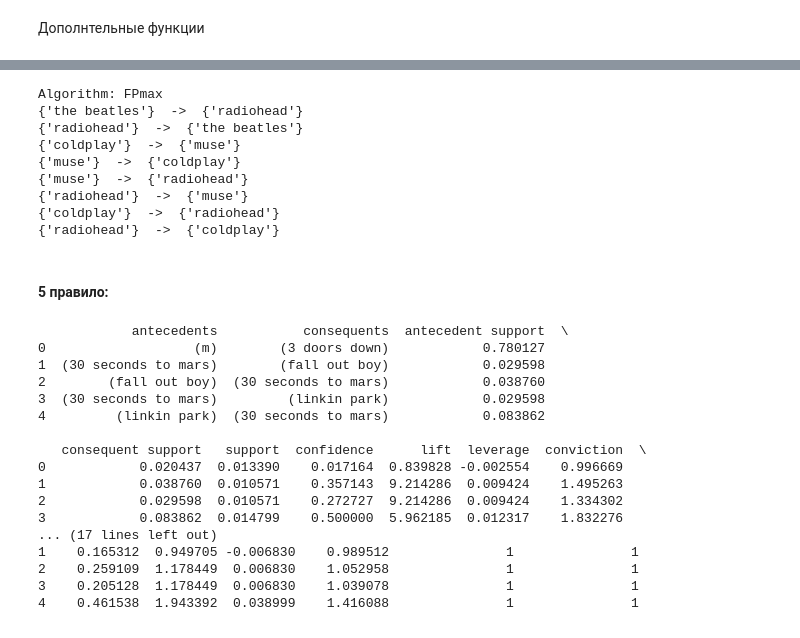
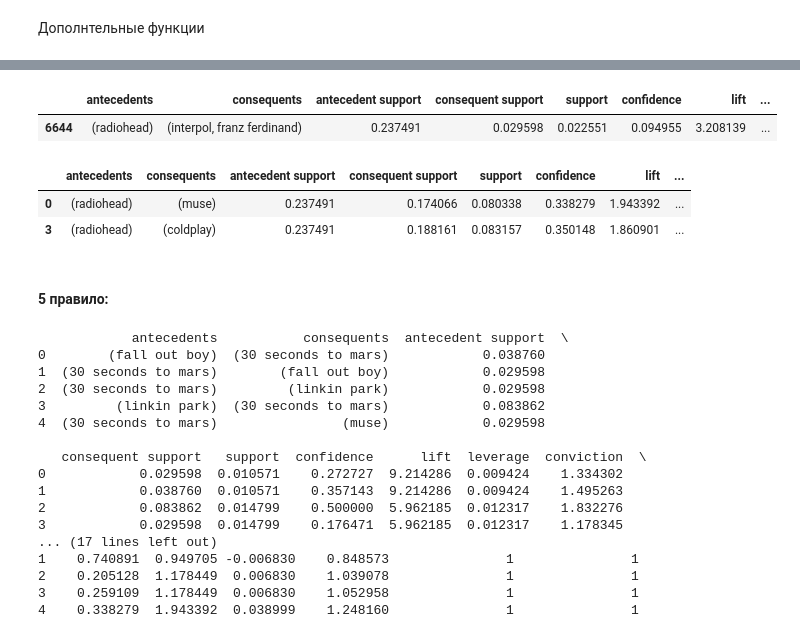
Before and after one commit to anasatasiyazyamzina/AID_2021, a Jupyter notebook: 2/Hometask 2 - LastFM mining.ipynb, the cells around one changed output, grey strips where cells are left out. Saved outputs shown, nothing was run; the diff lists cells and outputs as text; code cells hidden in the pictures.

```diff
--- a/2/Hometask 2 - LastFM mining.ipynb
+++ b/2/Hometask 2 - LastFM mining.ipynb
@@ -326,29 +201,28 @@ data_forth_rule_fpmax.loc[:,['antecedents','consequents','support']]
-# %%
-"""
-Определение наиболее часто всречающихся групп/артистов и их похожих групп/артистов
-"""
-print_res("FPmax", data_forth_rule_fpmax)
-# %% [output]
-Algorithm: FPmax
-{'the beatles'}  ->  {'radiohead'}
-{'radiohead'}  ->  {'the beatles'}
-{'coldplay'}  ->  {'muse'}
-{'muse'}  ->  {'coldplay'}
-{'muse'}  ->  {'radiohead'}
-{'radiohead'}  ->  {'muse'}
-{'coldplay'}  ->  {'radiohead'}
-{'radiohead'}  ->  {'coldplay'}
+# %%
+get_max_confid = rules1['confidence'].max()
+rules1[
+     (rules1['confidence'] >= get_max_confid)
+]
+# %% [output]
+|  | antecedents | consequents | antecedent support | consequent support | support | confidence | lift | ... |
+| 6644 | (radiohead) | (interpol, franz ferdinand) | 0.237491 | 0.029598 | 0.022551 | 0.094955 | 3.208139 | ... |
+# %%
+first_rule(data_first_rule_fpgrowth,0.05,1.5)
+# %% [output]
+|  | antecedents | consequents | antecedent support | consequent support | support | confidence | lift | ... |
+| 0 | (radiohead) | (muse) | 0.237491 | 0.174066 | 0.080338 | 0.338279 | 1.943392 | ... |
+| 3 | (radiohead) | (coldplay) | 0.237491 | 0.188161 | 0.083157 | 0.350148 | 1.860901 | ... |
 # %% [markdown]
 #### 5 правило:
 # %%
 def data_for_fifth_rule(data_for_this_rule):
-    new_data = association_rules(data_for_this_rule, metric="conviction", min_threshold=0.8)
+    new_data = association_rules(data_for_this_rule, metric="support", min_threshold=0.001)
     new_data["antecedent_len"] = new_data["antecedents"].apply(lambda x: len(x))
     new_data["consequent_len"] = new_data["consequents"].apply(lambda x: len(x))
     return new_data
 
-frequent_itemsets_fpgrowth = fpgrowth(data_to_process_with_sex, min_support=0.01, use_colnames=True)
-frequent_itemsets_apriori = apriori(data_to_process_with_sex, min_support=0.01, use_colnames=True)
+frequent_itemsets_fpgrowth = fpgrowth(data_to_process_with_sex, min_support=0.005, use_colnames=True)
+
 
 data_fifth_rule_apriori = data_for_fifth_rule(frequent_itemsets_apriori)
 print(data_fifth_rule_apriori.head())
@@ -357,20 +231,20 @@ data_fifth_rule_fpgrowth = data_for_fifth_rule(frequent_itemsets_fpgrowth)
 print(data_fifth_rule_fpgrowth.head())
 # %% [output]
             antecedents           consequents  antecedent support  \
-0                   (m)        (3 doors down)            0.780127
+0        (fall out boy)  (30 seconds to mars)            0.038760
 1  (30 seconds to mars)        (fall out boy)            0.029598
-2        (fall out boy)  (30 seconds to mars)            0.038760
-3  (30 seconds to mars)         (linkin park)            0.029598
-4         (linkin park)  (30 seconds to mars)            0.083862
+2  (30 seconds to mars)         (linkin park)            0.029598
+3         (linkin park)  (30 seconds to mars)            0.083862
+4  (30 seconds to mars)                (muse)            0.029598
 
    consequent support   support  confidence      lift  leverage  conviction  \
-0            0.020437  0.013390    0.017164  0.839828 -0.002554    0.996669
+0            0.029598  0.010571    0.272727  9.214286  0.009424    1.334302
 1            0.038760  0.010571    0.357143  9.214286  0.009424    1.495263
-2            0.029598  0.010571    0.272727  9.214286  0.009424    1.334302
-3            0.083862  0.014799    0.500000  5.962185  0.012317    1.832276
+2            0.083862  0.014799    0.500000  5.962185  0.012317    1.832276
+3            0.029598  0.014799    0.176471  5.962185  0.012317    1.178345
 ... (17 lines left out)
-1    0.165312  0.949705 -0.006830    0.989512               1               1
-2    0.259109  1.178449  0.006830    1.052958               1               1
-3    0.205128  1.178449  0.006830    1.039078               1               1
-4    0.461538  1.943392  0.038999    1.416088               1               1
+1    0.740891  0.949705 -0.006830    0.848573               1               1
+2    0.205128  1.178449  0.006830    1.039078               1               1
+3    0.259109  1.178449  0.006830    1.052958               1               1
+4    0.338279  1.943392  0.038999    1.248160               1               1
 # %%
```
Also changed, not shown: parts of 15 cells of this notebook.
